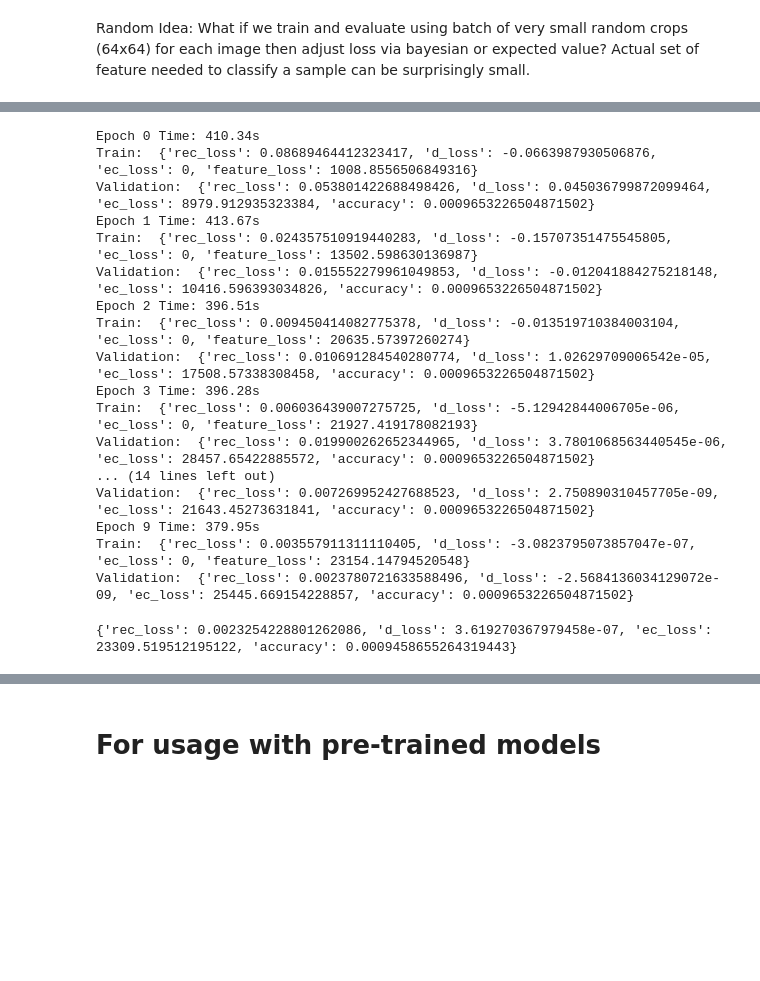
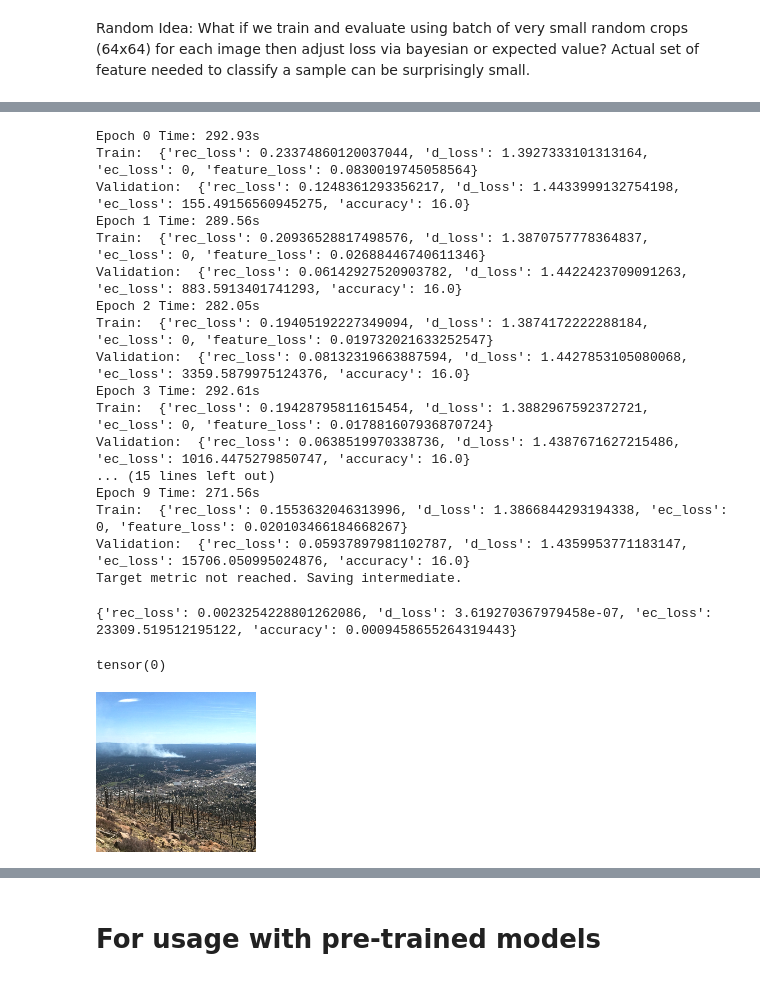
Before and after one commit to winterbird1co/599Proj, a Jupyter notebook: src/ProjectLab.ipynb, the cells around one changed output, grey strips where cells are left out. Cells and saved outputs as stored; diff of their text form; code cells hidden in the pictures; blank space fills up the shorter version.

Commit message:
Add files via upload
Updated model and easy-run file. System is still incapable of achieveing intended goal.

```diff
--- a/src/ProjectLab.ipynb
+++ b/src/ProjectLab.ipynb
@@ -25,3 +35,19 @@ cuda = True if torch.cuda.is_available() else False
+# %%
+from torchvision.utils import save_image
+# Run this once to pre-format the data for faster training
+
+boost = v2.Compose([
+    v2.ToImageTensor(),
+    v2.ConvertImageDtype(torch.uint8),
+    v2.Resize(size=720, max_size=1280, interpolation=InterpolationMode.BICUBIC, antialias=True),
+    v2.ConvertImageDtype(dtype=torch.float)
+])
+preprocess = ImageFolder(root=str(wf1TrainPath), transform=boost)
+
+for idx, (data, target) in enumerate(preprocess):
+    fname, label = preprocess.imgs[idx]
+    if label == 1:
+        save_image(data, fname)
 # %% [markdown]
 Random Idea: What if we train and evaluate using batch of very small random crops (64x64) for each image then adjust loss via bayesian or expected value? Actual set of feature needed to classify a sample can be surprisingly small.
 # %%
@@ -128,29 +133,44 @@ Self CUDA time total: 378.363s
 # %%
-if device == 'cuda':
-    torch.backends.cudnn.benchmark = True
-else:
-    torch.jit.onednn_fusion_enabled = True
-trainer.train_model(trainLoader=wf1TrLoader, validLoader=wf1VaLoader, metric='loss', epochs=epochs)
+trainer.train_model(trainLoader=wf1TrLoader, validLoader=wf1VaLoader, metric='loss', epochs=epochs, eps=0.01)
 # %% [output]
-Epoch 0 Time: 410.34s
-Train:  {'rec_loss': 0.08689464412323417, 'd_loss': -0.0663987930506876, 'ec_loss': 0, 'feature_loss': 1008.8556506849316}
-Validation:  {'rec_loss': 0.053801422688498426, 'd_loss': 0.045036799872099464, 'ec_loss': 8979.912935323384, 'accuracy': 0.0009653226504871502}
-Epoch 1 Time: 413.67s
-Train:  {'rec_loss': 0.024357510919440283, 'd_loss': -0.15707351475545805, 'ec_loss': 0, 'feature_loss': 13502.598630136987}
-Validation:  {'rec_loss': 0.015552279961049853, 'd_loss': -0.012041884275218148, 'ec_loss': 10416.596393034826, 'accuracy': 0.0009653226504871502}
-Epoch 2 Time: 396.51s
-Train:  {'rec_loss': 0.009450414082775378, 'd_loss': -0.013519710384003104, 'ec_loss': 0, 'feature_loss': 20635.57397260274}
-Validation:  {'rec_loss': 0.010691284540280774, 'd_loss': 1.02629709006542e-05, 'ec_loss': 17508.57338308458, 'accuracy': 0.0009653226504871502}
-Epoch 3 Time: 396.28s
-Train:  {'rec_loss': 0.006036439007275725, 'd_loss': -5.12942844006705e-06, 'ec_loss': 0, 'feature_loss': 21927.419178082193}
-Validation:  {'rec_loss': 0.019900262652344965, 'd_loss': 3.7801068563440545e-06, 'ec_loss': 28457.65422885572, 'accuracy': 0.0009653226504871502}
-... (14 lines left out)
-Validation:  {'rec_loss': 0.007269952427688523, 'd_loss': 2.750890310457705e-09, 'ec_loss': 21643.45273631841, 'accuracy': 0.0009653226504871502}
-Epoch 9 Time: 379.95s
-Train:  {'rec_loss': 0.003557911311110405, 'd_loss': -3.0823795073857047e-07, 'ec_loss': 0, 'feature_loss': 23154.14794520548}
-Validation:  {'rec_loss': 0.0023780721633588496, 'd_loss': -2.5684136034129072e-09, 'ec_loss': 25445.669154228857, 'accuracy': 0.0009653226504871502}
+Epoch 0 Time: 292.93s
+Train:  {'rec_loss': 0.23374860120037044, 'd_loss': 1.3927333101313164, 'ec_loss': 0, 'feature_loss': 0.0830019745058564}
+Validation:  {'rec_loss': 0.1248361293356217, 'd_loss': 1.4433999132754198, 'ec_loss': 155.49156560945275, 'accuracy': 16.0}
+Epoch 1 Time: 289.56s
+Train:  {'rec_loss': 0.20936528817498576, 'd_loss': 1.3870757778364837, 'ec_loss': 0, 'feature_loss': 0.02688446740611346}
+Validation:  {'rec_loss': 0.06142927520903782, 'd_loss': 1.4422423709091263, 'ec_loss': 883.5913401741293, 'accuracy': 16.0}
+Epoch 2 Time: 282.05s
+Train:  {'rec_loss': 0.19405192227349094, 'd_loss': 1.3874172222288184, 'ec_loss': 0, 'feature_loss': 0.019732021633252547}
+Validation:  {'rec_loss': 0.08132319663887594, 'd_loss': 1.4427853105080068, 'ec_loss': 3359.5879975124376, 'accuracy': 16.0}
+Epoch 3 Time: 292.61s
+Train:  {'rec_loss': 0.19428795811615454, 'd_loss': 1.3882967592372721, 'ec_loss': 0, 'feature_loss': 0.017881607936870724}
+Validation:  {'rec_loss': 0.0638519970338736, 'd_loss': 1.4387671627215486, 'ec_loss': 1016.4475279850747, 'accuracy': 16.0}
+... (15 lines left out)
+Epoch 9 Time: 271.56s
+Train:  {'rec_loss': 0.1553632046313996, 'd_loss': 1.3866844293194338, 'ec_loss': 0, 'feature_loss': 0.020103466184668267}
+Validation:  {'rec_loss': 0.05937897981102787, 'd_loss': 1.4359953771183147, 'ec_loss': 15706.050995024876, 'accuracy': 16.0}
+Target metric not reached. Saving intermediate.
 # %%
 test_result = trainer.evaluate(wf1TsLoader)
 print(test_result)
 # %% [output]
 {'rec_loss': 0.0023254228801262086, 'd_loss': 3.619270367979458e-07, 'ec_loss': 23309.519512195122, 'accuracy': 0.0009458655264319443}
+# %%
+X, y_true = next(iter(wf1TsFireLd))
+#X, y_true = next(iter(wf1TsNoFireLd))
+X = X.to(device)
+revert = v2.ToPILImage()
+with torch.no_grad():
+    R = trainer.generator(X)
+    R = R.to(device)
+    y_fake = trainer.discriminator(R)
+
+    _,_,_,gd1 = trainer.generator.encoder_forward(X)
+    _,_,_,ed1 = trainer.encoder(R)
+# %%
+i = 3
+print(y_true[i])
+revert(X[i])
+# %% [output]
+tensor(0)
+[figure, added]
```
Also changed, not shown: parts of 12 cells of this notebook, 4 other files.
